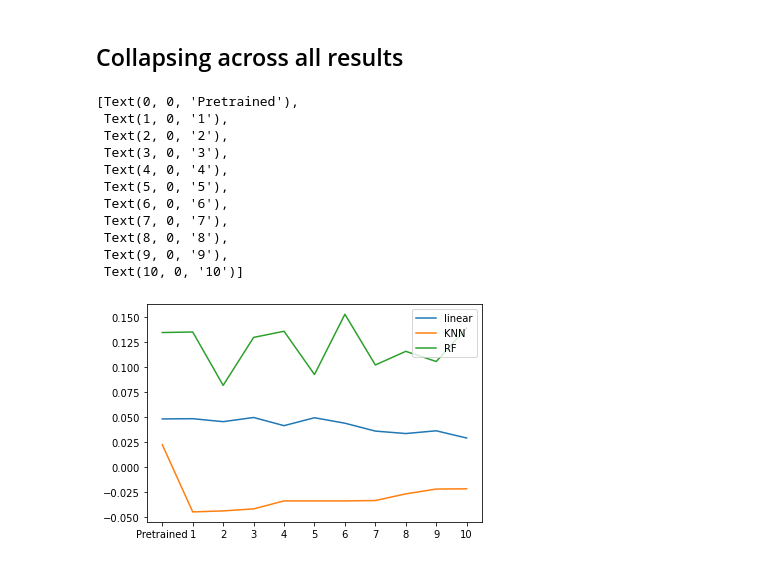
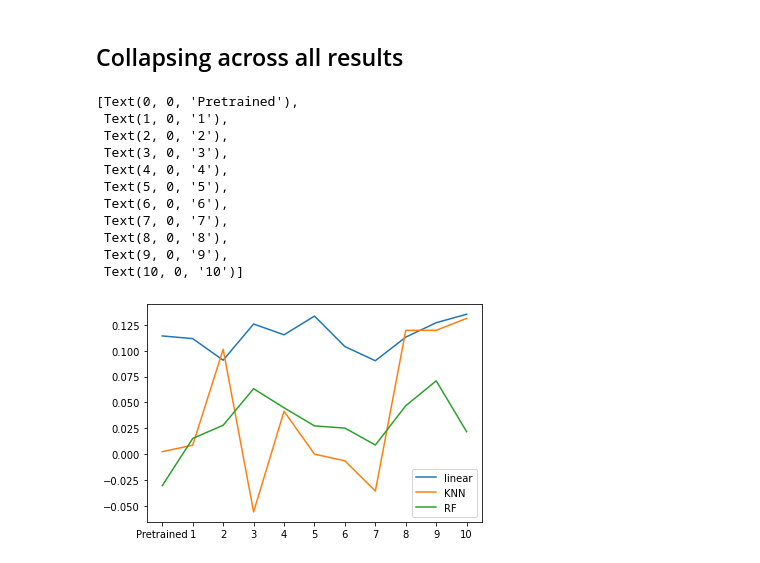
Before and after one commit to JDACS4C-IMPROVE/TCRP_pipeline, a Jupyter notebook: code/tcrp/model_comparisons/1-gather-baselines.ipynb, the cells around one changed output. Saved outputs shown, nothing was run; the diff lists cells and outputs as text; code cells hidden in the pictures.

Commit message:
Edited PDTC_commands.sh, 1-gather-baselines.ipynb

```diff
--- a/code/tcrp/model_comparisons/1-gather-baselines.ipynb
+++ b/code/tcrp/model_comparisons/1-gather-baselines.ipynb
@@ -15,5 +24,5 @@ THZ-2-102-1
 # %%
-datapath = Path("/data/results/baseline_performances")
+datapath = Path("/data/baseline_performances")
 # %%
 %%time
 
@@ -45,6 +54,7 @@ results_by_baseline = {'linear': [], 'KNN': [], 'RF': []}
 for drug, d in results.items():
     for tissue, d in d.items():
         for model, p in d.items():
+            p = np.nan_to_num(p)
             results_by_baseline[model].append(p)
 
 for model, ps in results_by_baseline.items():
@@ -52,24 +62,24 @@ for model, ps in results_by_baseline.items():
 # %%
 %matplotlib inline
 fig, ax = plt.subplots()
 
 for model, ps in results_by_baseline.items():
-    ax.plot(np.arange(11), np.median(ps, axis=0), label=model)
+    ax.plot(np.arange(11), np.mean(ps, axis=0), label=model)
 
 ax.legend()
 labels = ['Pretrained'] + [str(i) for i in range(1, 11)]
 ax.set_xticks(np.arange(11))
 ax.set_xticklabels(labels)
 # %% [output]
 [Text(0, 0, 'Pretrained'),
  Text(1, 0, '1'),
  Text(2, 0, '2'),
  Text(3, 0, '3'),
  Text(4, 0, '4'),
  Text(5, 0, '5'),
  Text(6, 0, '6'),
  Text(7, 0, '7'),
  Text(8, 0, '8'),
  Text(9, 0, '9'),
  Text(10, 0, '10')]
-[figure, old version]
+[figure, new version]
```
Also changed, not shown: parts of 3 cells of this notebook, 1 other file.
